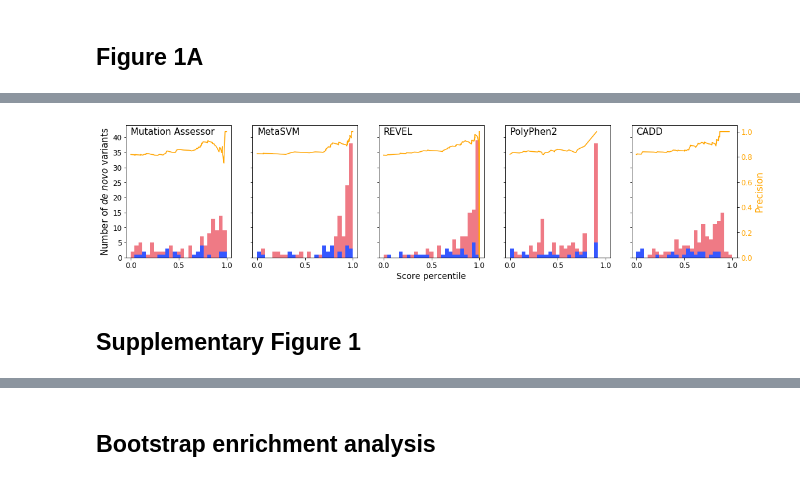
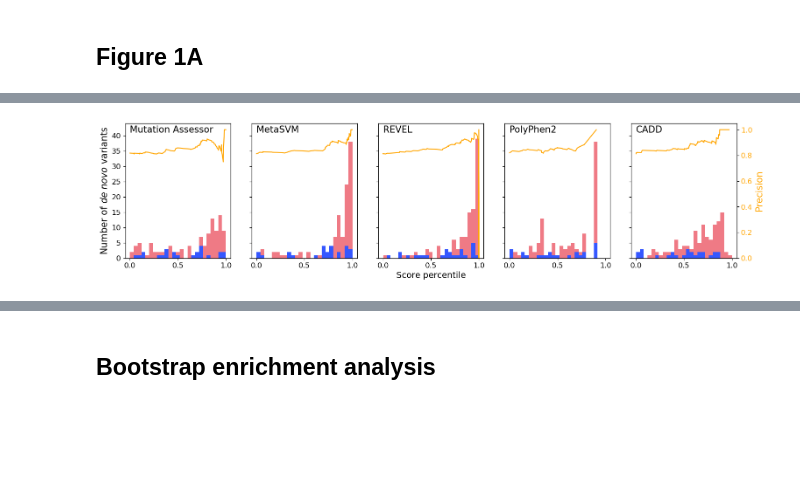
Before and after one commit to BulykLab/CHD-OFC-manuscript-figures, a Jupyter notebook: Figure1.ipynb, the cells around one changed output, grey strips where cells are left out. Drawn from its saved outputs; the diff is of its cells as text; code cells hidden in the pictures; blank space fills up the shorter version.

```diff
--- a/Figure1.ipynb
+++ b/Figure1.ipynb
@@ -435,7 +535,7 @@ fig, axs = plt.subplots(1, 5, sharey=True, figsize=(18,4))#, tight_layout=True)
 plt.rcParams.update({'font.size': 12})
 plt.ylim((0,44))
 
-axs[0].set_ylabel('Number of $\it{de}$ $\it{novo}$ variants', color = 'black', fontsize=15)
+axs[0].set_ylabel('Number of $\\it{de}$ $\\it{novo}$ variants', color = 'black', fontsize=15)
 
 # We can set the number of bins with the `bins` kwarg
 axs[0].hist(MA_chd, bins=np.array(range(0,26)) / 25, color = "#ef7a85")
@@ -457,34 +557,32 @@ plt.yticks([])
 axs[2].hist(REVEL_chd, bins=np.array(range(0,26)) / 25, color = "#ef7a85")
 axs[2].hist(REVEL_control, bins=np.array(range(0,26)) / 25, color = "#3557ff")
 axs[2].text(0, 41, 'REVEL', fontsize=15)
 axs[2].set_xlabel('Score percentile', color = 'black', fontsize=14)
 ax2 = axs[2].twinx()
 ax2.plot(np.insert(thresholds_5, 0,0), precision5, color = 'orange')
 plt.ylim((0,1.05))
 plt.yticks([])
 
 axs[3].hist(PP2_chd, bins=np.array(range(0,26)) / 25, color = "#ef7a85")
 axs[3].hist(PP2_control, bins=np.array(range(0,26)) / 25, color = "#3557ff")
 axs[3].text(0, 41, 'PolyPhen2', fontsize=15)
 ax2 = axs[3].twinx()
 ax2.plot(np.insert(thresholds_8, 0,0), precision8, color = 'orange')
 plt.ylim((0,1.05))
 plt.yticks([])
 
 
 axs[4].hist(CADD_chd, bins=np.array(range(0,26)) / 25, color = "#ef7a85")
 axs[4].hist(CADD_control, bins=np.array(range(0,26)) / 25, color = "#3557ff")
 axs[4].text(0, 41, 'CADD', fontsize=15)
 ax2 = axs[4].twinx()
 ax2.set_ylabel('Precision', color = 'orange', fontsize=15)
 ax2.plot(np.insert(thresholds_9, 0,0), precision9, color = 'orange')
 ax2.tick_params(axis ='y', labelcolor = 'orange')
 plt.ylim((0,1.05))
 
-plt.savefig('Fig1B.pdf')
+plt.savefig('figures/Figure1A_bottom.pdf')
 
 plt.show()
 # %% [output]
-[figure, old version]
+[figure, new version]
-# %% [markdown]
-## Supplementary Figure 1
```
Also changed, not shown: parts of 10 cells of this notebook.
